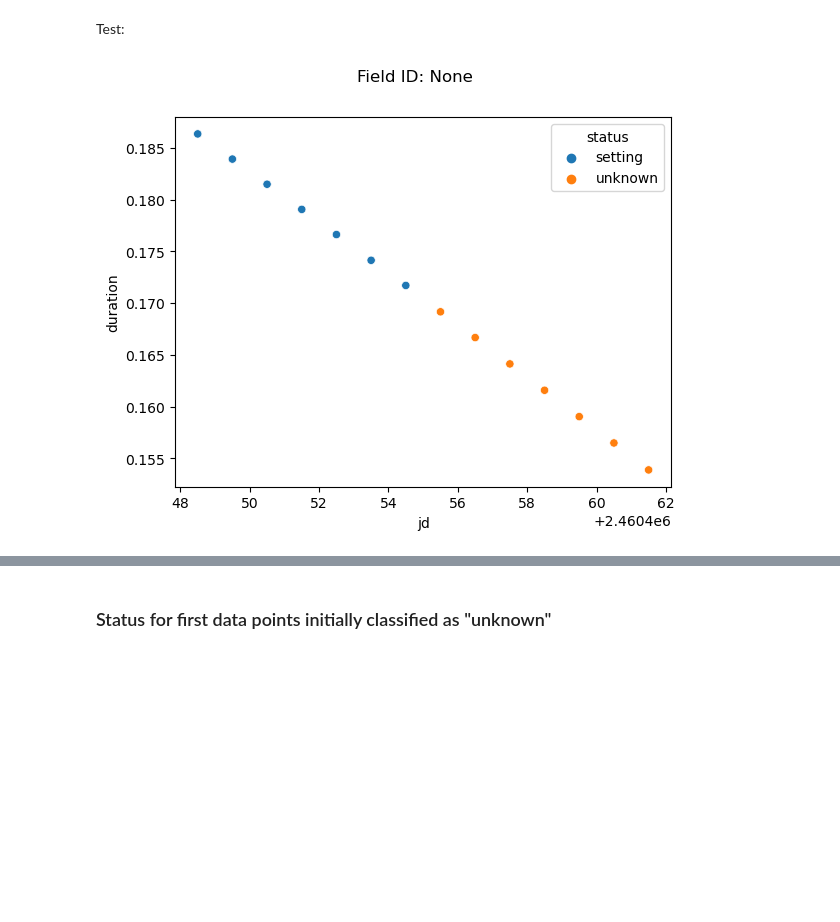
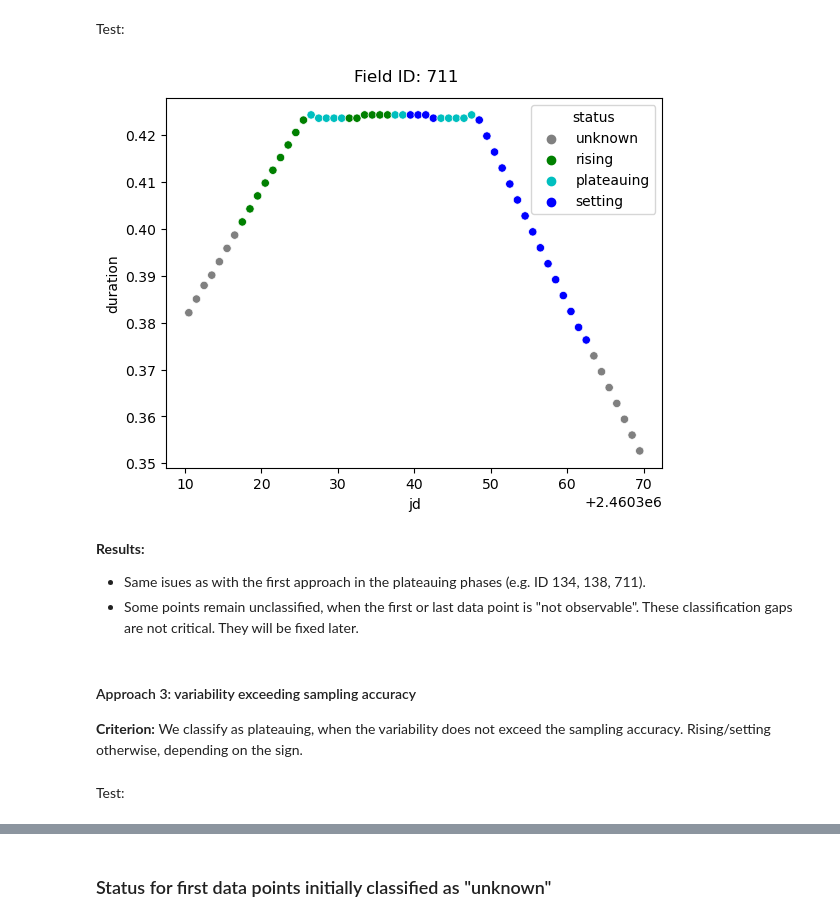
Before and after one commit to skiehl/pasiphae-survey-planner, a Jupyter notebook: Develop_ObservabilityStatusUpdate.ipynb, the cells around one changed output, grey strips where cells are left out. Cells and saved outputs as stored; diff of their text form; code cells hidden in the pictures; blank space fills up the shorter version.

Commit message:
Updated observability status calculation.

```diff
--- a/Develop_ObservabilityStatusUpdate.ipynb
+++ b/Develop_ObservabilityStatusUpdate.ipynb
@@ -214,7 +223,7 @@ plt.plot(x, cooks_pval, marker='o');
 Third, I am marking those values as outliers that have a Cook's distance p-value < 0.6 (I need to test if this threshold works generally).
 I remove ourliers and repeat the OLS:
 # %%
-mask = cooks_pval < 0.6
+mask = cooks_pval < 0.7
 print('Any data points masked:', np.any(mask))
 x_masked = durations.loc[sel_init, 'jd'].iloc[i0:i1].loc[~mask]
 y_masked = durations.loc[sel_init, 'duration'].iloc[i0:i1].loc[~mask]
@@ -239,7 +249,7 @@ Fit p-value (H0: zero slope): nan
 # %% [markdown]
 We write up the above approach as a function:
 # %%
-def mask_outlier_cook(jd, duration, outlier_threshold=0.6):
+def mask_outlier_cook(jd, duration, outlier_threshold=0.7):
     """Linear ordinary least square regression with exclusion of outliers.
 
     Parameters
@@ -275,8 +285,8 @@ def mask_outlier_cook(jd, duration, outlier_threshold=0.6):
 # %% [markdown]
 Test different values:
 # %%
-n_dp = 7
-outlier_threshold = 0.6
+n_dp = 11
+outlier_threshold = 0.7
 
 for i0 in np.arange(0, durations.shape[0]-n_dp, n_dp):
     i1 = i0 + n_dp
@@ -370,7 +382,8 @@ Test:
 days_before, days_after = 7, 7
 outlier_threshold = 0.7
 status_threshold = 0.001
-field_id = None
+field_id = 711
+verbose = 0
 
 #------------------------------------------
 # get random field, if no ID is specified:
@@ -396,9 +409,10 @@ for i in np.nonzero(sel_init.to_numpy())[0]:
     jd = durations.iloc[i]['jd']
     jd_before = jd - days_before
     jd_after = jd + days_after
-    sel_time = np.logical_and(
+    sel_time = np.logical_and.reduce([
             durations['jd'] >= jd_before,
-            durations['jd'] <= jd_after)
+            durations['jd'] <= jd_after,
+            durations['status'] != 'not observable'])
 
     if (durations.loc[sel_time, 'jd'].iloc[0] != jd_before or
             durations.loc[sel_time, 'jd'].iloc[-1] != jd_after):
@@ -417,7 +431,10 @@ for i in np.nonzero(sel_init.to_numpy())[0]:
         if status == 'setting':
             durations.at[i, 'setting_in'] = setting_in
 
+        if verbose and np.any(mask_outl):
+            print(f'Point {i}, outliers', np.nonzero(mask_outl)[0])
+
 # plot result:
-sns.scatterplot(data=durations, x='jd', y='duration', hue='status')
-plt.suptitle(f'Field ID: {field_id}');
+sns.scatterplot(data=durations, x='jd', y='duration', hue='status', palette=palette)
+plt.suptitle(f'Field ID: {field_id}', y=0.94);
 # %% [output]
@@ -529,12 +547,12 @@ days_before, days_after = 7, 7
 outlier_threshold = 0.7
 status_threshold = 1.4
 field_id = None
-debug = False
 
 #------------------------------------------
 # get random field, if no ID is specified:
 if field_id is None:
     i = np.random.randint(len(field_ids))
+    field_id = field_ids[i]
 else:
     i = np.nonzero(field_ids == field_id)[0][0]
 
@@ -548,38 +566,45 @@ durations.reset_index(inplace=True)
 durations['setting_in'] = np.zeros(durations.shape[0]) * np.nan
 durations['update'] = np.zeros(durations.shape[0], dtype=bool)
 
 sel_init = durations['status'] == 'init'
 
 for i in np.nonzero(sel_init.to_numpy())[0]:
     jd = durations.iloc[i]['jd']
     jd_before = jd - days_before
     jd_after = jd + days_after
-    sel_time = np.logical_and(
+    sel_time = np.logical_and.reduce([
             durations['jd'] >= jd_before,
-            durations['jd'] <= jd_after)
+            durations['jd'] <= jd_after,
+            durations['status'] != 'not observable'])
 
     if (durations.loc[sel_time, 'jd'].iloc[0] != jd_before or
             durations.loc[sel_time, 'jd'].iloc[-1] != jd_after):
         status = 'unknown'
         durations.at[i, 'status'] = status
 
     else:
         mask_outl = mask_outlier_cook(
                 durations.loc[sel_time, 'jd'], durations.loc[sel_time, 'duration'], outlier_threshold=outlier_threshold)
         status, setting_in = get_status(
                 jd, durations.loc[sel_time, 'jd'], durations.loc[sel_time, 'duration'], status_threshold=status_threshold,
                 mask_outl=mask_outl)
         durations.at[i, 'status'] = status
         durations.at[i, 'update'] = True
 
         if status == 'setting':
             durations.at[i, 'setting_in'] = setting_in
 
-    if debug:
-        print(status, mask_outl)
-
 # plot result:
-sns.scatterplot(data=durations, x='jd', y='duration', hue='status')
-plt.suptitle(f'Field ID: {field_id}');
+sns.scatterplot(data=durations, x='jd', y='duration', hue='status', palette=palette)
+plt.suptitle(f'Field ID: {field_id}', y=0.94);
 # %% [output]
-[figure, old version]
+[figure, new version]
+# %% [markdown]
+**Results:**
+
+* Same isues as with the first approach in the plateauing phases (e.g. ID 134, 138, 711).
+* Some points remain unclassified, when the first or last data point is "not observable". These classification gaps are not critical. They will be fixed later.
+# %% [markdown]
+#### Approach 3: variability exceeding sampling accuracy
+
+**Criterion:** We classify as plateauing, when the variability does not exceed the sampling accuracy. Rising/setting otherwise, depending on the sign.
@@ -585,0 +668,2 @@ plt.suptitle(f'Field ID: {field_id}');
+# %% [markdown]
+Test:
```
Also changed, not shown: parts of 70 cells of this notebook, 4 other files.
